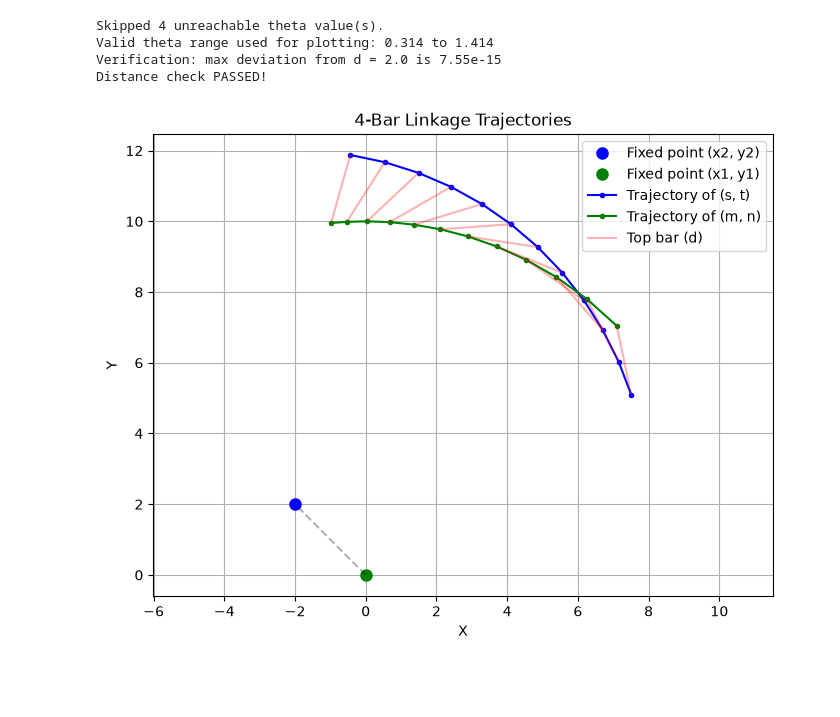
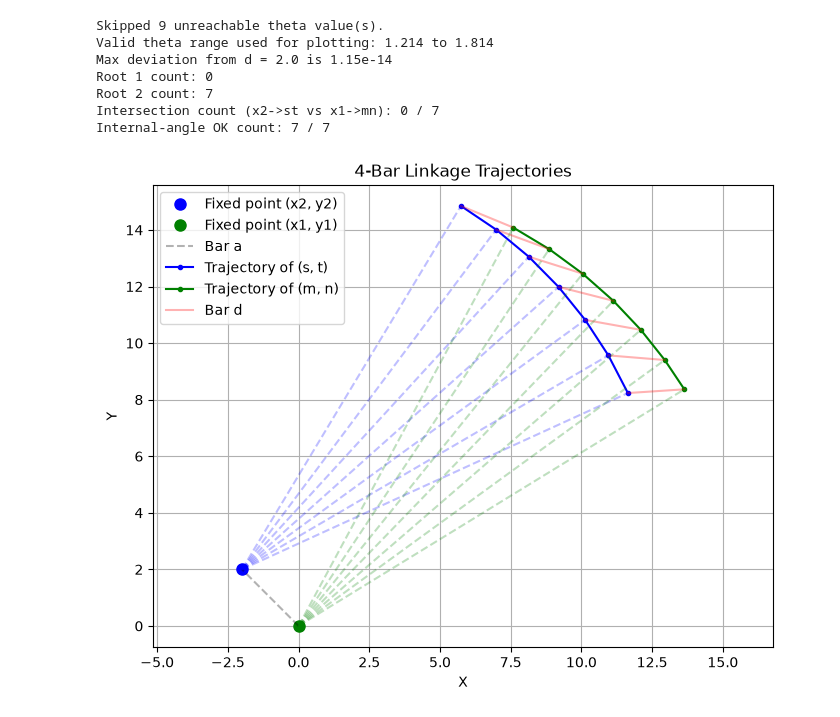
Before and after one commit to ProtonKicker/Array-Tilting, a Jupyter notebook: 4 bar trajectory/trajectory.ipynb, the cells around one changed output. Cells and saved outputs as stored; diff of their text form; code cells hidden in the pictures; blank space fills up the shorter version.

Commit message:
finally fixed wrong root problem

```diff
--- a/4 bar trajectory/trajectory.ipynb
+++ b/4 bar trajectory/trajectory.ipynb
@@ -42,46 +132,55 @@ def trajectory(b, d, e, x_1, y_1, x_2, y_2, theta, configuration='open'):
+# %%
+def check_trajectory(d, x_1, y_1, x_2, y_2, s, t, m, n):
+    distance_d = np.sqrt((s - m) ** 2 + (t - n) ** 2)
+    return distance_d
 # %%
 # INPUT HERE
-b, d, e = 10.0, 2.0, 10.0
+b, d, e = 15.0, 2.0, 16.0
 x_1, y_1 = 0.0, 0.0
 x_2, y_2 = -2.0, 2.0
 
-# theta array
 theta = np.arange(3.14 * 0.1, 3.14 * 0.6, 0.1)
 
-theta_valid, s, t, m, n, valid = trajectory(b, d, e, x_1, y_1, x_2, y_2, theta)
+a, theta_valid, s, t, c, angle_ah, angle_ch, omega, angle_eh, m, n, which_root, intersects, internal_ok, valid = trajectory(b, d, e, x_1, y_1, x_2, y_2, theta)
+distance_d = check_trajectory(d, x_1, y_1, x_2, y_2, s, t, m, n)
 
 if np.any(~valid):
     print(f'Skipped {np.count_nonzero(~valid)} unreachable theta value(s).')
     print(f'Valid theta range used for plotting: {theta_valid[0]:.3f} to {theta_valid[-1]:.3f}')
 
-# Verify distance between (s,t) and (m,n) is exactly d
-calculated_d = np.sqrt((s - m) ** 2 + (t - n) ** 2)
-max_error = np.max(np.abs(calculated_d - d))
-print(f'Verification: max deviation from d = {d} is {max_error:.2e}')
-print('Distance check PASSED!' if np.allclose(calculated_d, d) else 'Distance check FAILED!')
+print(f'Max deviation from d = {d} is {np.max(np.abs(distance_d - d)):.2e}')
+print(f'Root 1 count: {np.count_nonzero(which_root == 1)}')
+print(f'Root 2 count: {np.count_nonzero(which_root == 2)}')
+print(f'Intersection count (x2->st vs x1->mn): {np.count_nonzero(intersects)} / {len(intersects)}')
+print(f'Internal-angle OK count: {np.count_nonzero(internal_ok)} / {len(internal_ok)}')
 
 plt.figure(figsize=(8, 6))
 plt.plot(x_2, y_2, 'bo', markersize=8, label='Fixed point (x2, y2)')
 plt.plot(x_1, y_1, 'go', markersize=8, label='Fixed point (x1, y1)')
-plt.plot([x_1, x_2], [y_1, y_2], 'k--', alpha=0.3)
+plt.plot([x_1, x_2], [y_1, y_2], 'k--', alpha=0.3, label='Bar a')
 
 plt.plot(s, t, 'b.-', label='Trajectory of (s, t)')
 plt.plot(m, n, 'g.-', label='Trajectory of (m, n)')
 
 for i in range(len(s)):
+    plt.plot([x_2, s[i]], [y_2, t[i]], 'b--', alpha=0.25)
+    plt.plot([x_1, m[i]], [y_1, n[i]], 'g--', alpha=0.25)
     plt.plot([s[i], m[i]], [t[i], n[i]], 'r-', alpha=0.3)
 
-plt.plot([], [], 'r-', alpha=0.3, label='Top bar (d)')
+plt.plot([], [], 'r-', alpha=0.3, label='Bar d')
 plt.title('4-Bar Linkage Trajectories')
 plt.xlabel('X')
 plt.ylabel('Y')
 plt.axis('equal')
 plt.legend()
 plt.grid(True)
 plt.show()
 # %% [output]
-Skipped 4 unreachable theta value(s).
-Valid theta range used for plotting: 0.314 to 1.414
-Verification: max deviation from d = 2.0 is 7.55e-15
-Distance check PASSED!
+Skipped 9 unreachable theta value(s).
+Valid theta range used for plotting: 1.214 to 1.814
+Max deviation from d = 2.0 is 1.15e-14
+Root 1 count: 0
+Root 2 count: 7
+Intersection count (x2->st vs x1->mn): 0 / 7
+Internal-angle OK count: 7 / 7
-[figure, old version]
+[figure, new version]
```
Also changed, not shown: parts of 3 cells of this notebook.
